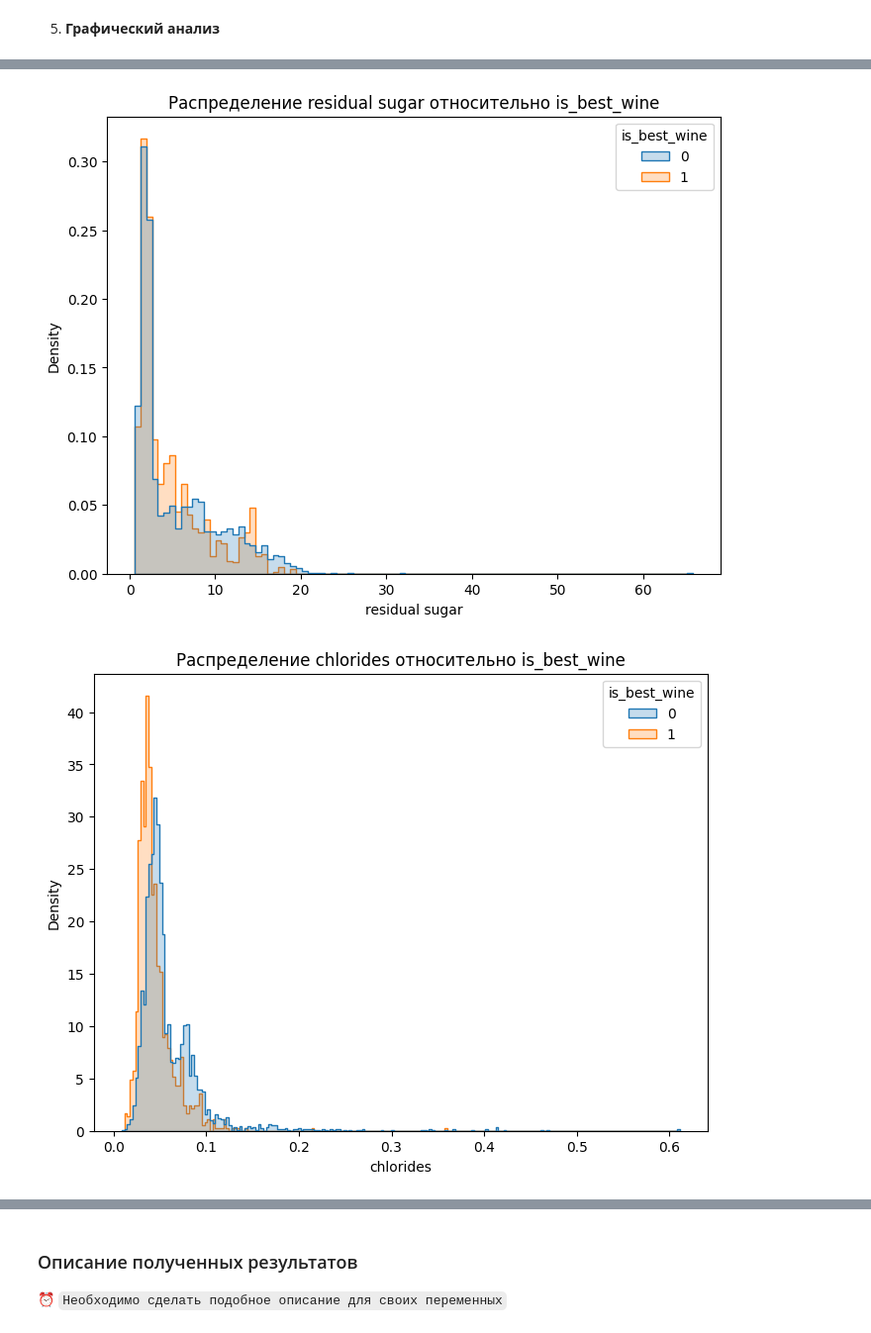
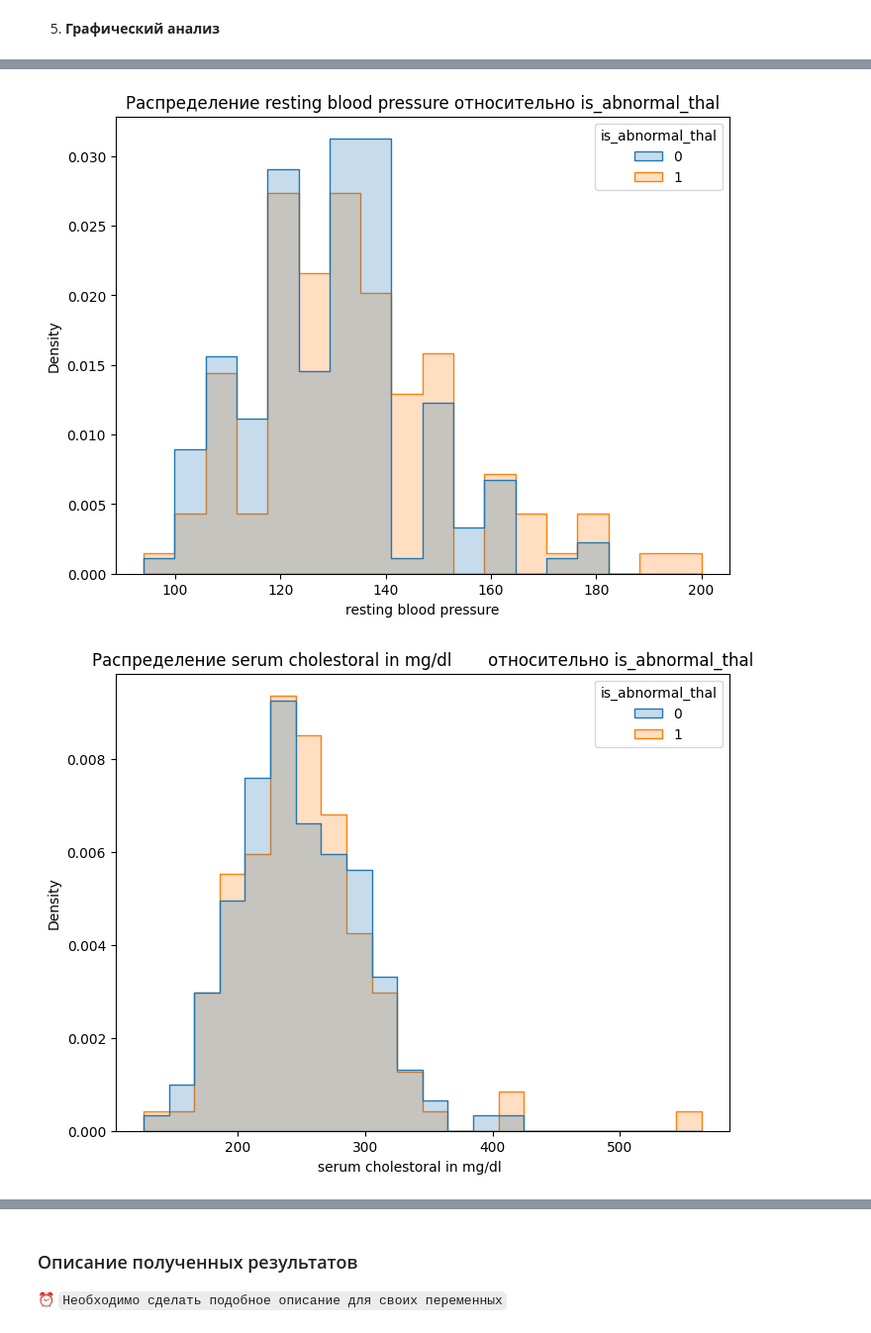
Before and after one commit to Lazar186/Borisovik, a Jupyter notebook: Практика_2.ipynb, the cells around one changed output, grey strips where cells are left out. Shown at 99% size. Drawn from its saved outputs; the diff is of its cells as text; code cells hidden in the pictures.

```diff
--- a/Практика_2.ipynb
+++ b/Практика_2.ipynb
@@ -235,5 +265,6 @@ dtype: int64
-# %%
-df['is_best_wine'] = np.where(df['quality'] >= 7, 1, 0).astype(int)
+# %%
+# Создаем новую переменную is_abnormal_thal
+df['is_abnormal_thal'] = (df['thal'] > 3).astype(int)
 # %%
 df.columns
 # %% [output]
@@ -243,10 +277,10 @@ Index(['fixed acidity', 'volatile acidity', 'citric acid', 'residual sugar',
       dtype='object')
 # %%
-Y = df['is_best_wine'] # выбираем целевую переменную (категориальную)
-X = df.drop('is_best_wine', axis=1) # переменные для проверки влияния
+Y = df['is_abnormal_thal'] # выбираем целевую переменную (категориальную)
+X = df.drop('is_abnormal_thal', axis=1) # переменные для проверки влияния
 
 # В моем случае я дропаю базовую переменную, а не только. Y
-X = X.drop('quality', axis=1)
+X = X.drop('thal', axis=1)
 # %% [markdown]
 5. **Графический анализ**
 # %%
@@ -271,7 +305,7 @@ numeric_cols
 # Построение boxplot для каждой переменной
 for col in numeric_cols:
     plt.figure(figsize=(8, 6))
-    sns.boxplot(x='is_best_wine', y=col, data=df)
-    plt.title(f'Boxplot {col} относительно is_best_wine')
+    sns.boxplot(x='is_abnormal_thal', y=col, data=df)
+    plt.title(f'Boxplot {col} относительно is_abnormal_thal')
     plt.show()
 # %% [output]
@@ -290,7 +327,7 @@ for col in numeric_cols:
 # Построение диаграмм распределения для каждой переменной
 for col in numeric_cols:
     plt.figure(figsize=(8, 6))
-    sns.histplot(data=df, x=col, hue='is_best_wine', element="step", stat="density", common_norm=False)
-    plt.title(f'Распределение {col} относительно is_best_wine')
+    sns.histplot(data=df, x=col, hue='is_abnormal_thal', element="step", stat="density", common_norm=False)
+    plt.title(f'Распределение {col} относительно is_abnormal_thal')
     plt.show()
 # %% [output]
@@ -300,2 +337,2 @@ for col in numeric_cols:
-[figure, old version]
+[figure, new version]
-[figure, old version]
+[figure, new version]
```
Also changed, not shown: parts of 20 cells of this notebook.
